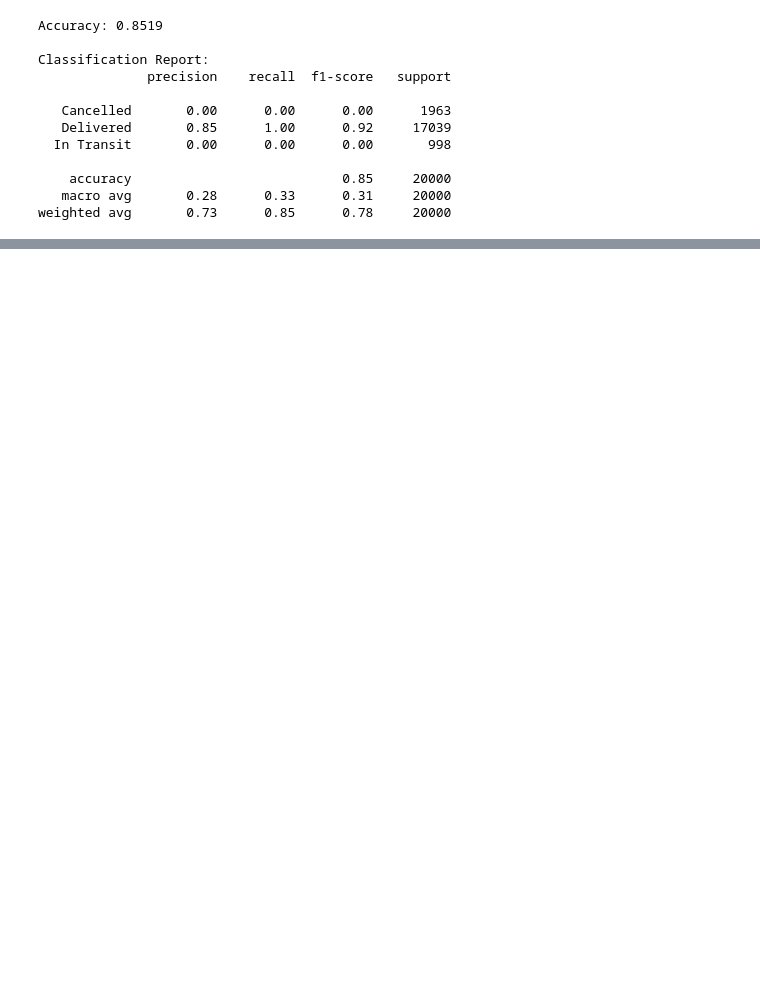
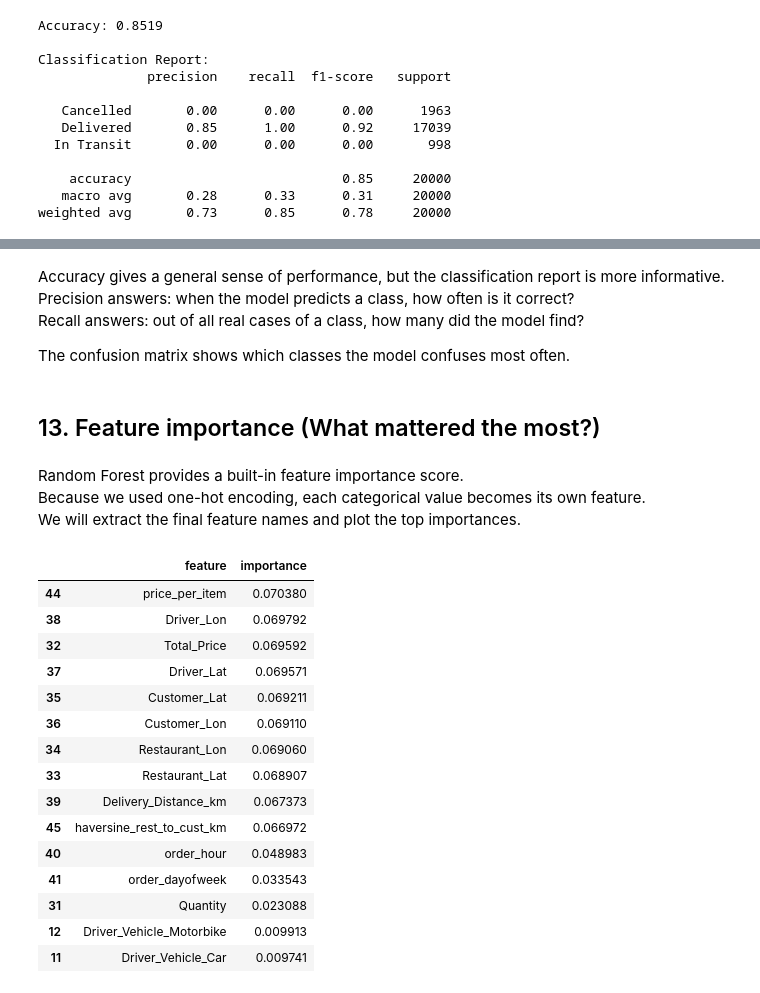
Before and after one commit to Saleh-Alzhrani/ML-LABS, a Jupyter notebook: Lab5/lab5.ipynb, the cells around one changed output, grey strips where cells are left out. Drawn from its saved outputs; the diff is of its cells as text; code cells hidden in the pictures; blank space fills up the shorter version.

```diff
--- a/Lab5/lab5.ipynb
+++ b/Lab5/lab5.ipynb
@@ -300,0 +427,41 @@ weighted avg       0.73      0.85      0.78     20000
+# %% [markdown]
+Accuracy gives a general sense of performance, but the classification report is more informative.
+Precision answers: when the model predicts a class, how often is it correct?
+Recall answers: out of all real cases of a class, how many did the model find?
+
+The confusion matrix shows which classes the model confuses most often.
+# %% [markdown]
+## 13. Feature importance (What mattered the most?)
+# %% [markdown]
+Random Forest provides a built-in feature importance score.
+Because we used one-hot encoding, each categorical value becomes its own feature.
+We will extract the final feature names and plot the top importances.
+# %%
+# Get feature names after preprocessing
+ohe = model.named_steps["preprocess"].named_transformers_["cat"]
+cat_feature_names = ohe.get_feature_names_out(categorical_cols) if len(categorical_cols) > 0 else np.array([])
+all_feature_names = np.concatenate([cat_feature_names, np.array(numeric_cols)])
+
+importances = model.named_steps["rf"].feature_importances_
+
+fi = (pd.DataFrame({"feature": all_feature_names, "importance": importances})
+        .sort_values("importance", ascending=False))
+
+fi.head(15)
+# %% [output]
+|  | feature | importance |
+| 44 | price_per_item | 0.070380 |
+| 38 | Driver_Lon | 0.069792 |
+| 32 | Total_Price | 0.069592 |
+| 37 | Driver_Lat | 0.069571 |
+| 35 | Customer_Lat | 0.069211 |
+| 36 | Customer_Lon | 0.069110 |
+| 34 | Restaurant_Lon | 0.069060 |
+| 33 | Restaurant_Lat | 0.068907 |
+| 39 | Delivery_Distance_km | 0.067373 |
+| 45 | haversine_rest_to_cust_km | 0.066972 |
+| 40 | order_hour | 0.048983 |
+| 41 | order_dayofweek | 0.033543 |
+| 31 | Quantity | 0.023088 |
+| 12 | Driver_Vehicle_Motorbike | 0.009913 |
+| 11 | Driver_Vehicle_Car | 0.009741 |
```
Also changed, not shown: parts of 52 cells of this notebook, 4 other files.
